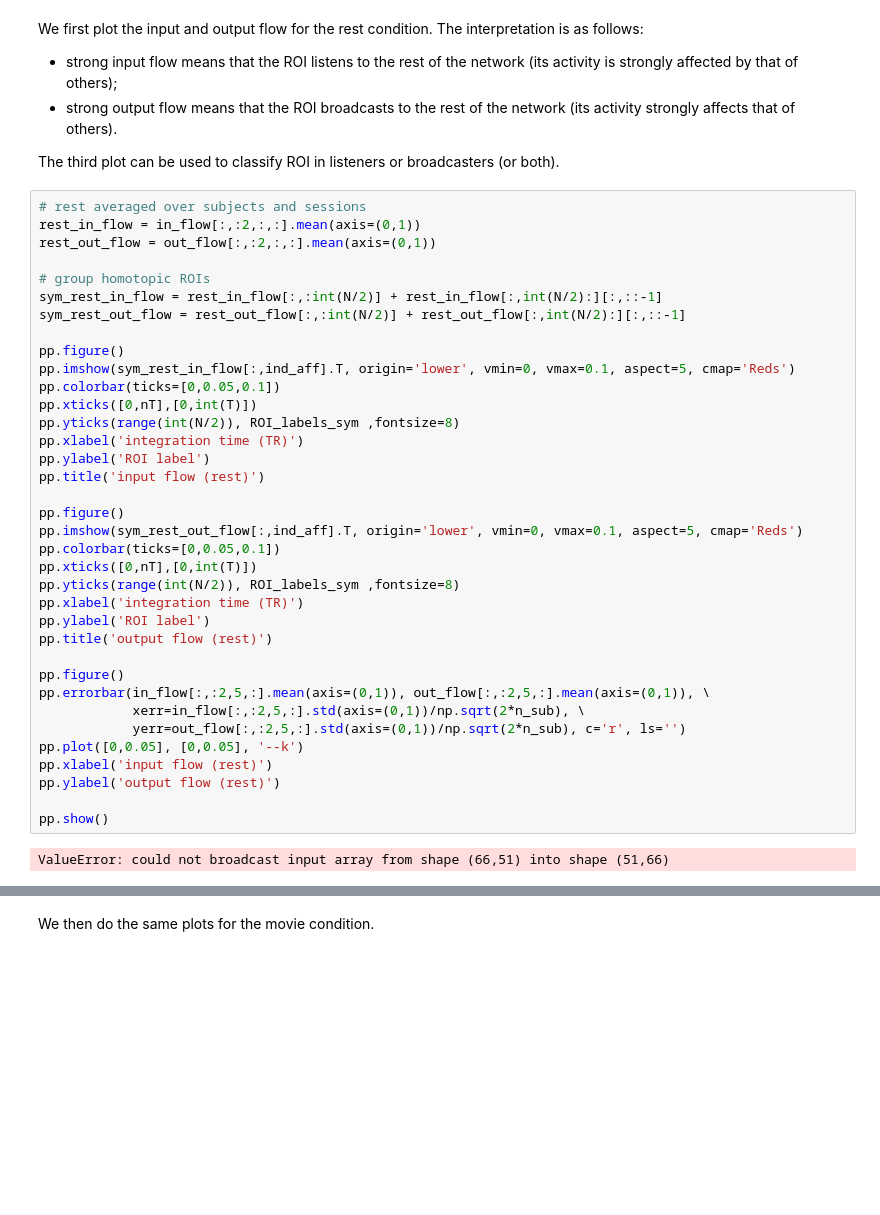
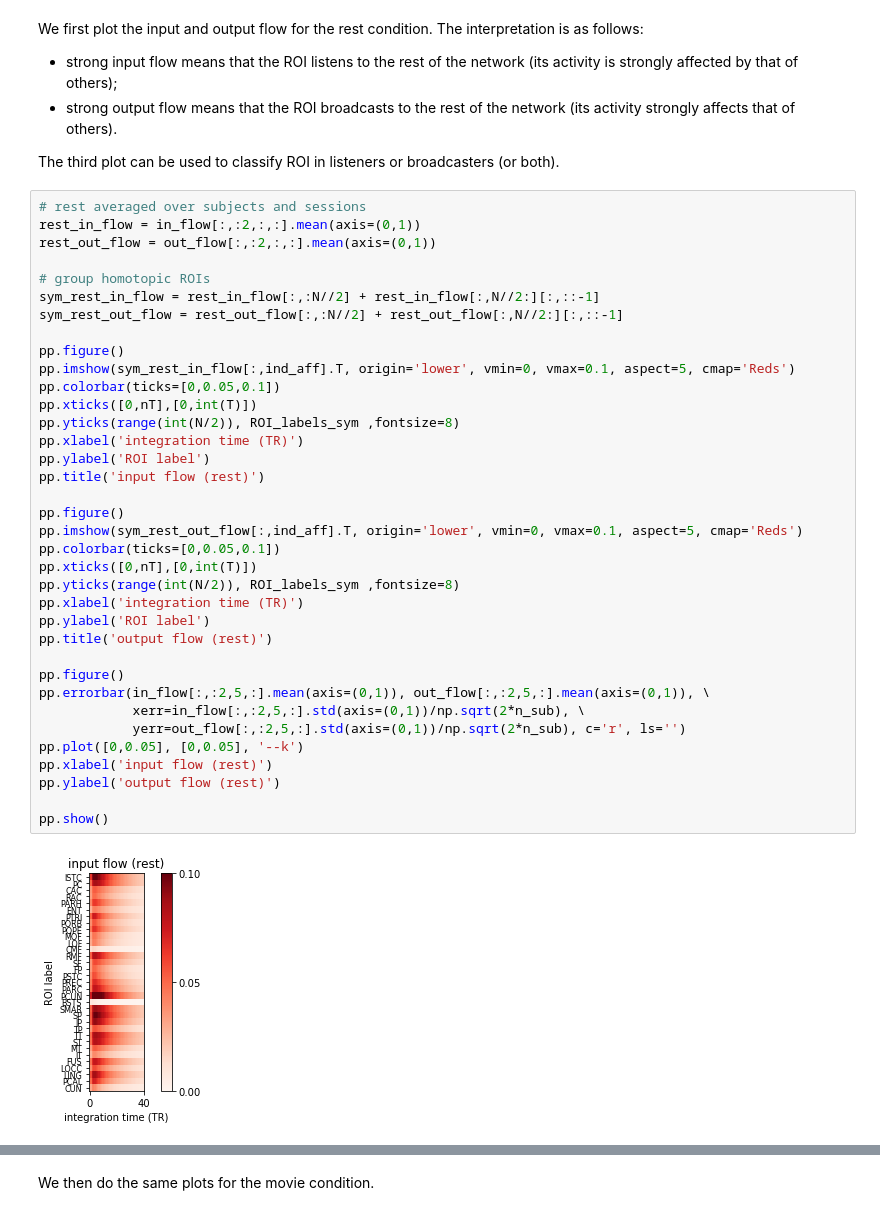
Before and after one commit to mb-BCA/notebooks_review2019, a Jupyter notebook: Flow.ipynb, the cells around one changed output, grey strips where cells are left out. Saved outputs shown, nothing was run; the diff lists cells and outputs as text; blank space fills up the shorter version.

```diff
--- a/Flow.ipynb
+++ b/Flow.ipynb
@@ -166,35 +160,35 @@ rest_in_flow = in_flow[:,:2,:,:].mean(axis=(0,1))
 rest_out_flow = out_flow[:,:2,:,:].mean(axis=(0,1))
 
 # group homotopic ROIs
-sym_rest_in_flow = rest_in_flow[:,:int(N/2)] + rest_in_flow[:,int(N/2):][:,::-1]
-sym_rest_out_flow = rest_out_flow[:,:int(N/2)] + rest_out_flow[:,int(N/2):][:,::-1]
+sym_rest_in_flow = rest_in_flow[:,:N//2] + rest_in_flow[:,N//2:][:,::-1]
+sym_rest_out_flow = rest_out_flow[:,:N//2] + rest_out_flow[:,N//2:][:,::-1]
 
 pp.figure()
 pp.imshow(sym_rest_in_flow[:,ind_aff].T, origin='lower', vmin=0, vmax=0.1, aspect=5, cmap='Reds')
 pp.colorbar(ticks=[0,0.05,0.1])
 pp.xticks([0,nT],[0,int(T)])
 pp.yticks(range(int(N/2)), ROI_labels_sym ,fontsize=8)
 pp.xlabel('integration time (TR)')
 pp.ylabel('ROI label')
 pp.title('input flow (rest)')
 
 pp.figure()
 pp.imshow(sym_rest_out_flow[:,ind_aff].T, origin='lower', vmin=0, vmax=0.1, aspect=5, cmap='Reds')
 pp.colorbar(ticks=[0,0.05,0.1])
 pp.xticks([0,nT],[0,int(T)])
 pp.yticks(range(int(N/2)), ROI_labels_sym ,fontsize=8)
 pp.xlabel('integration time (TR)')
 pp.ylabel('ROI label')
 pp.title('output flow (rest)')
 
 pp.figure()
 pp.errorbar(in_flow[:,:2,5,:].mean(axis=(0,1)), out_flow[:,:2,5,:].mean(axis=(0,1)), \
             xerr=in_flow[:,:2,5,:].std(axis=(0,1))/np.sqrt(2*n_sub), \
             yerr=out_flow[:,:2,5,:].std(axis=(0,1))/np.sqrt(2*n_sub), c='r', ls='')
 pp.plot([0,0.05], [0,0.05], '--k')
 pp.xlabel('input flow (rest)')
 pp.ylabel('output flow (rest)')
 
 pp.show()
 # %% [output]
-ValueError: could not broadcast input array from shape (66,51) into shape (51,66)
+[figure, added]
```
Also changed, not shown: parts of 12 cells of this notebook.
